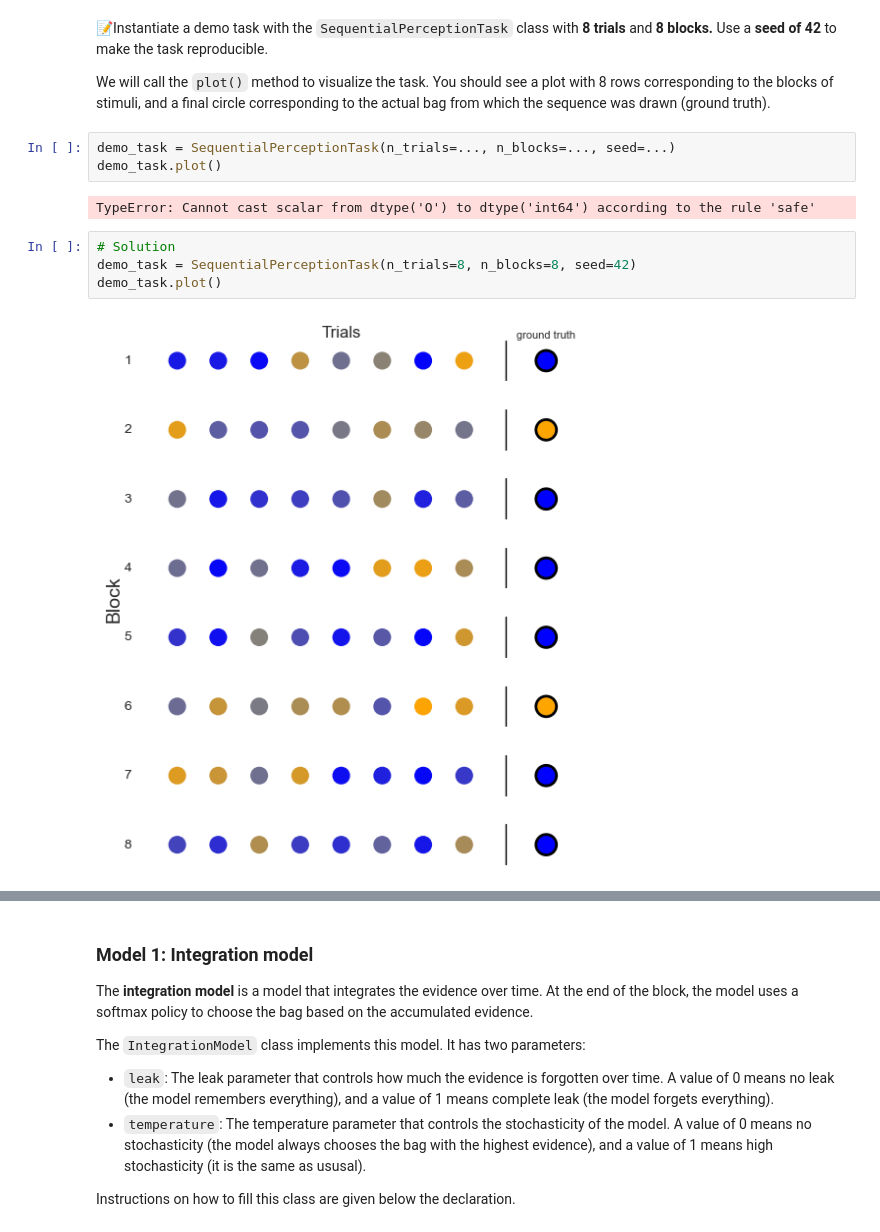
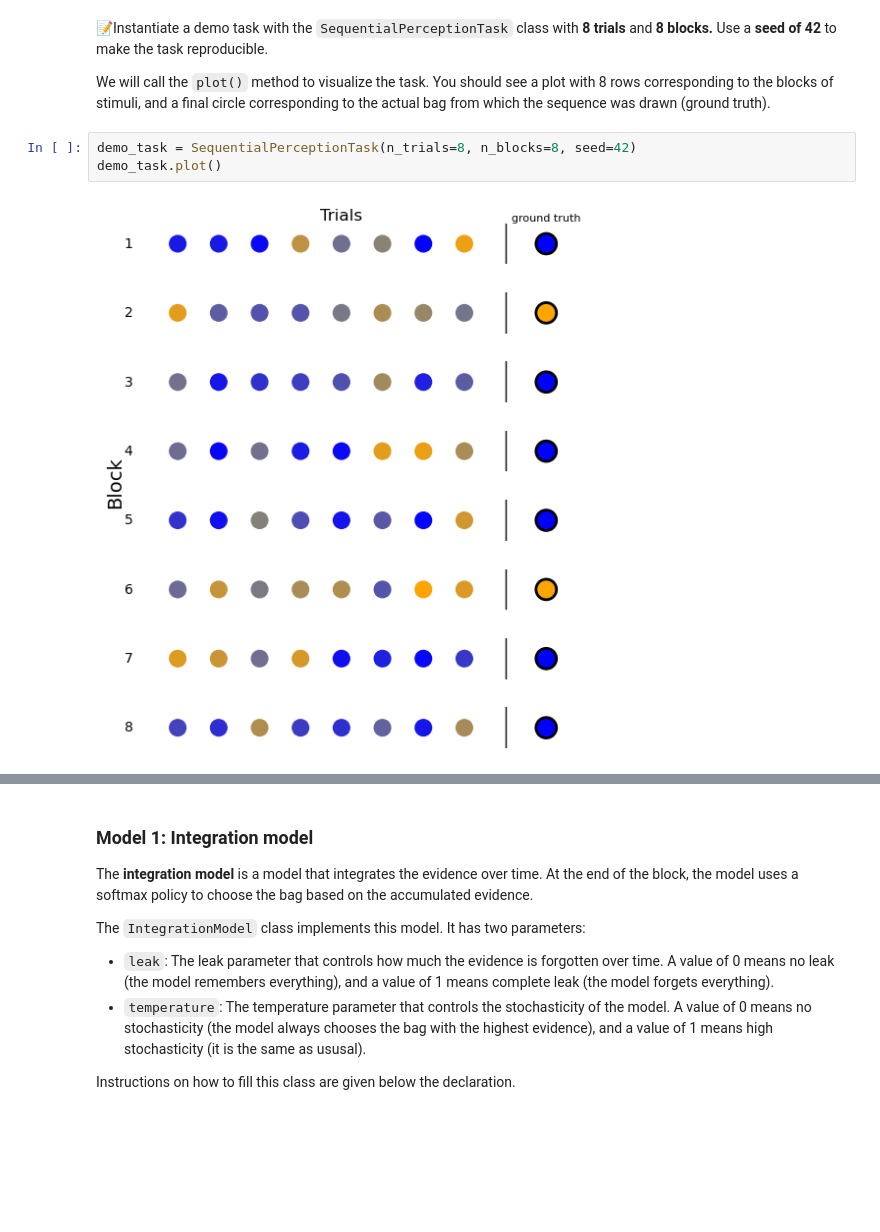
Before and after one commit to easiryne/cognitive-modeling-lab, a Jupyter notebook: TD_10/td10_notebook.ipynb, the cells around one changed output, grey strips where cells are left out. Drawn from its saved outputs; the diff is of its cells as text; blank space fills up the shorter version.

```diff
--- a/TD_10/td10_notebook.ipynb
+++ b/TD_10/td10_notebook.ipynb
@@ -105,16 +87,10 @@ In other words:
 
 We will call the `plot()` method to visualize the task. You should see a plot with 8 rows corresponding to the blocks of stimuli, and a final circle corresponding to the actual bag from which the sequence was drawn (ground truth).
 # %%
-demo_task = SequentialPerceptionTask(n_trials=..., n_blocks=..., seed=...)
+demo_task = SequentialPerceptionTask(n_trials=8, n_blocks=8, seed=42)
 demo_task.plot()
 # %% [output]
-TypeError: Cannot cast scalar from dtype('O') to dtype('int64') according to the rule 'safe'
+[figure, added]
-# %%
-# Solution
-demo_task = SequentialPerceptionTask(n_trials=8, n_blocks=8, seed=42)
-demo_task.plot()
-# %% [output]
-[figure, removed]
 # %% [markdown]
 ## The Models
 We will propose two models to explain the behavior of the subject in this task:
```
Also changed, not shown: parts of 45 cells of this notebook, 6 other files.
